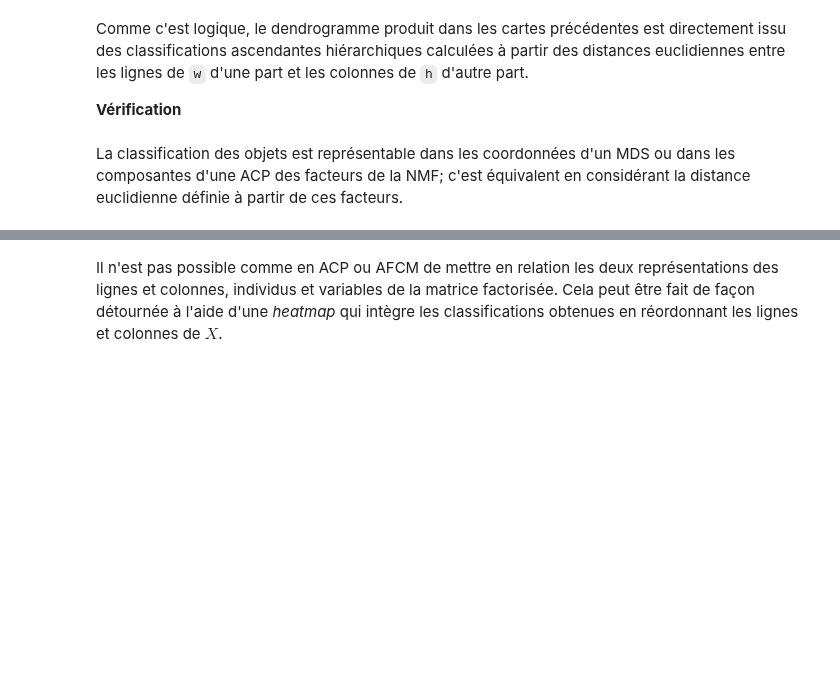
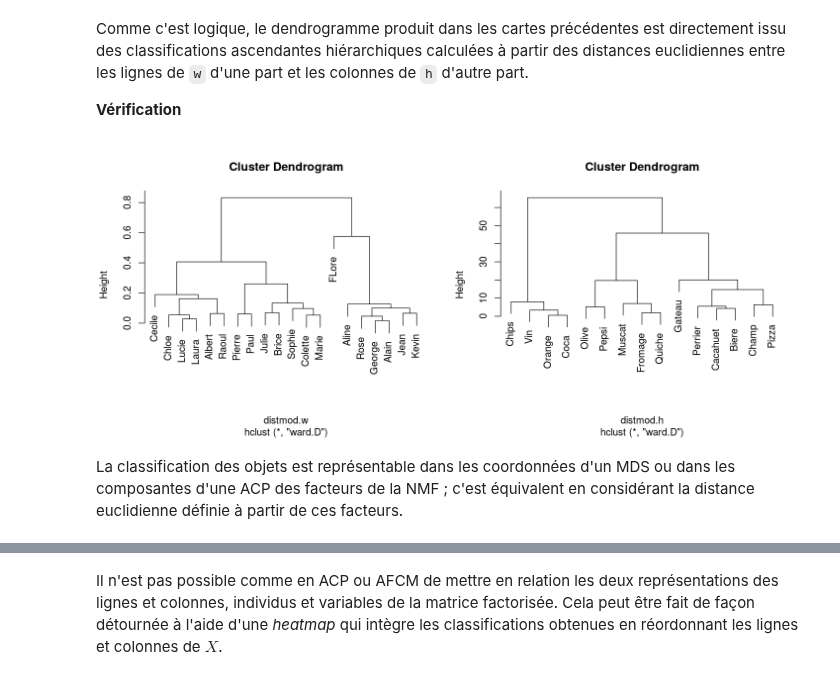
Before and after one commit to wikistat/Exploration, a Jupyter notebook: TutosRudim/Cal6-R-NMF.ipynb, the cells around one changed output, grey strips where cells are left out. Saved outputs shown, nothing was run; the diff lists cells and outputs as text; code cells hidden in the pictures; blank space fills up the shorter version.

```diff
--- a/TutosRudim/Cal6-R-NMF.ipynb
+++ b/TutosRudim/Cal6-R-NMF.ipynb
@@ -115,6 +250,16 @@ Comme c'est logique, le dendrogramme produit dans les cartes précédentes est d
 **Vérification**
 # %%
 library(class)
-distmod.h=dist(t(h), method="euclidean")
-hclusmod.h=hclust(distmod.h,method="ward.D")
+distmod.w <- dist(w, method = "euclidean")
+hclusmod.w <- hclust(distmod.w, method = "ward.D")
+hclasmod.w <- cutree(hclusmod.w, k = 3)
+distmod.h <- dist(t(h), method = "euclidean")
+hclusmod.h <- hclust(distmod.h, method = "ward.D")
+hclasmod.h <- cutree(hclusmod.h, k = 3)
+
+options(repr.plot.width = 12, repr.plot.height = 5)
+par(mfrow = c(1, 2))
+plot(hclusmod.w)
 plot(hclusmod.h)
+# %% [output]
+[figure, added]
@@ -125,3 +266,3 @@ plot(hclusmod.v)
 # %% [markdown]
-La classification des objets est représentable dans les coordonnées d'un MDS ou dans les composantes d'une ACP des facteurs de la NMF; c'est équivalent en considérant la distance euclidienne définie à partir de ces facteurs.
+La classification des objets est représentable dans les coordonnées d'un MDS ou dans les composantes d'une ACP des facteurs de la NMF ; c'est équivalent en considérant la distance euclidienne définie à partir de ces facteurs.
 # %%
```
Also changed, not shown: parts of 44 cells of this notebook.
